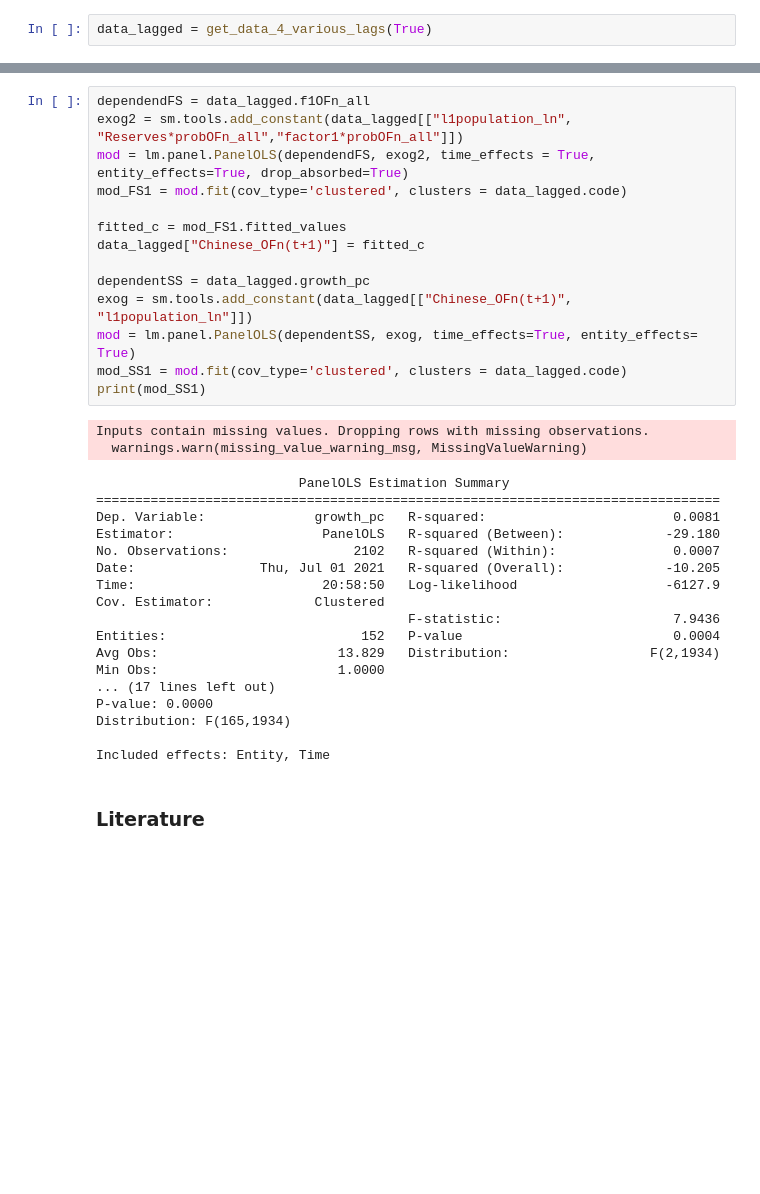
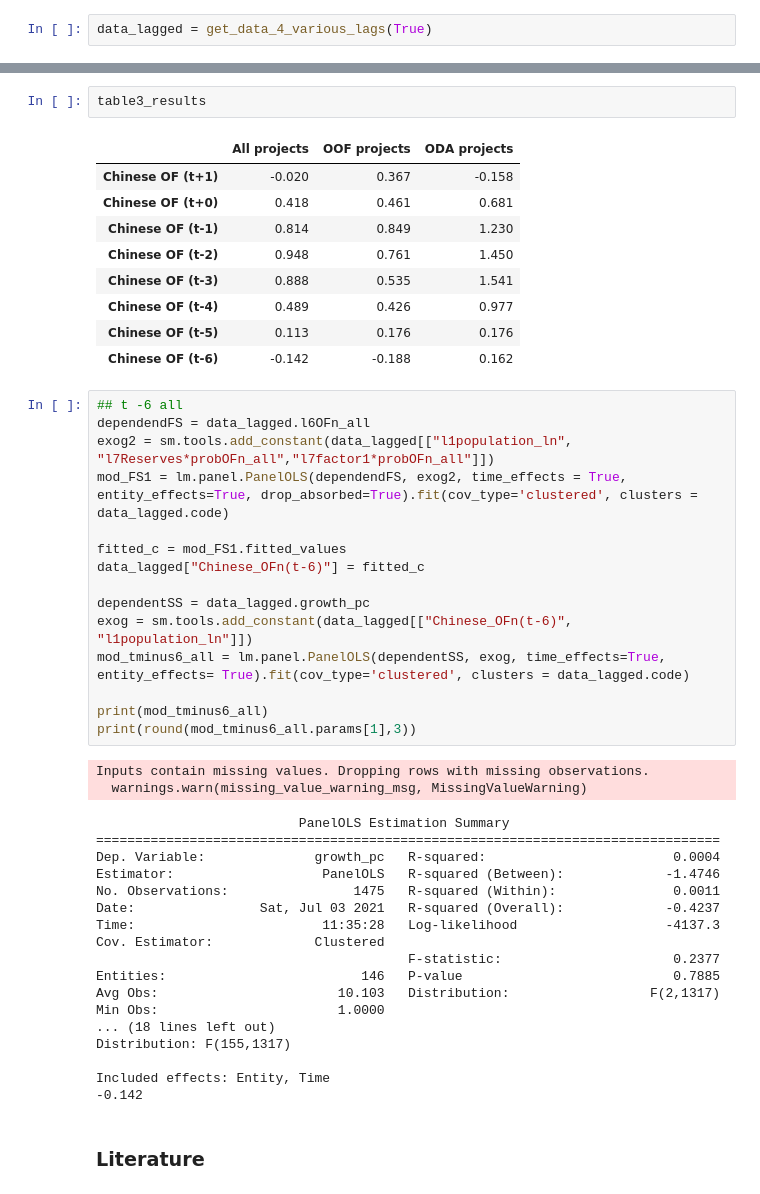
Before and after one commit to JonathanWillnow/ose-data-science-course-project-JonathanWillnow, a Jupyter notebook: JonathanWillnowOSE.ipynb, the cells around one changed output, grey strips where cells are left out. Saved outputs shown, nothing was run; the diff lists cells and outputs as text; blank space fills up the shorter version.

```diff
--- a/JonathanWillnowOSE.ipynb
+++ b/JonathanWillnowOSE.ipynb
@@ -1200,37 +1533,50 @@ data_lagged = get_data_4_various_lags(True)
+# %%
+table3_results
+# %% [output]
+|  | All projects | OOF projects | ODA projects |
+| Chinese OF (t+1) | -0.020 | 0.367 | -0.158 |
+| Chinese OF (t+0) | 0.418 | 0.461 | 0.681 |
+| Chinese OF (t-1) | 0.814 | 0.849 | 1.230 |
+| Chinese OF (t-2) | 0.948 | 0.761 | 1.450 |
+| Chinese OF (t-3) | 0.888 | 0.535 | 1.541 |
+| Chinese OF (t-4) | 0.489 | 0.426 | 0.977 |
+| Chinese OF (t-5) | 0.113 | 0.176 | 0.176 |
+| Chinese OF (t-6) | -0.142 | -0.188 | 0.162 |
 # %%
-dependendFS = data_lagged.f1OFn_all
-exog2 = sm.tools.add_constant(data_lagged[["l1population_ln", "Reserves*probOFn_all","factor1*probOFn_all"]])
-mod = lm.panel.PanelOLS(dependendFS, exog2, time_effects = True, entity_effects=True, drop_absorbed=True)
-mod_FS1 = mod.fit(cov_type='clustered', clusters = data_lagged.code)
+## t -6 all
+dependendFS = data_lagged.l6OFn_all
+exog2 = sm.tools.add_constant(data_lagged[["l1population_ln", "l7Reserves*probOFn_all","l7factor1*probOFn_all"]])
+mod_FS1 = lm.panel.PanelOLS(dependendFS, exog2, time_effects = True, entity_effects=True, drop_absorbed=True).fit(cov_type='clustered', clusters = data_lagged.code)
 
 fitted_c = mod_FS1.fitted_values
-data_lagged["Chinese_OFn(t+1)"] = fitted_c
+data_lagged["Chinese_OFn(t-6)"] = fitted_c
 
 dependentSS = data_lagged.growth_pc
-exog = sm.tools.add_constant(data_lagged[["Chinese_OFn(t+1)", "l1population_ln"]])
-mod = lm.panel.PanelOLS(dependentSS, exog, time_effects=True, entity_effects= True)
-mod_SS1 = mod.fit(cov_type='clustered', clusters = data_lagged.code)
-print(mod_SS1)
+exog = sm.tools.add_constant(data_lagged[["Chinese_OFn(t-6)", "l1population_ln"]])
+mod_tminus6_all = lm.panel.PanelOLS(dependentSS, exog, time_effects=True, entity_effects= True).fit(cov_type='clustered', clusters = data_lagged.code)
+
+print(mod_tminus6_all)
+print(round(mod_tminus6_all.params[1],3))
 # %% [output]
 Inputs contain missing values. Dropping rows with missing observations.
   warnings.warn(missing_value_warning_msg, MissingValueWarning)
                           PanelOLS Estimation Summary
 ================================================================================
-Dep. Variable:              growth_pc   R-squared:                        0.0081
-Estimator:                   PanelOLS   R-squared (Between):             -29.180
-No. Observations:                2102   R-squared (Within):               0.0007
-Date:                Thu, Jul 01 2021   R-squared (Overall):             -10.205
-Time:                        20:58:50   Log-likelihood                   -6127.9
+Dep. Variable:              growth_pc   R-squared:                        0.0004
+Estimator:                   PanelOLS   R-squared (Between):             -1.4746
+No. Observations:                1475   R-squared (Within):               0.0011
+Date:                Sat, Jul 03 2021   R-squared (Overall):             -0.4237
+Time:                        11:35:28   Log-likelihood                   -4137.3
 Cov. Estimator:             Clustered
-                                        F-statistic:                      7.9436
-Entities:                         152   P-value                           0.0004
-Avg Obs:                       13.829   Distribution:                  F(2,1934)
+                                        F-statistic:                      0.2377
+Entities:                         146   P-value                           0.7885
+Avg Obs:                       10.103   Distribution:                  F(2,1317)
 Min Obs:                       1.0000
-... (17 lines left out)
-P-value: 0.0000
-Distribution: F(165,1934)
+... (18 lines left out)
+Distribution: F(155,1317)
 
 Included effects: Entity, Time
+-0.142
 # %% [markdown]
 ### Literature
 # %% [markdown]
```
Also changed, not shown: parts of 2 cells of this notebook.
